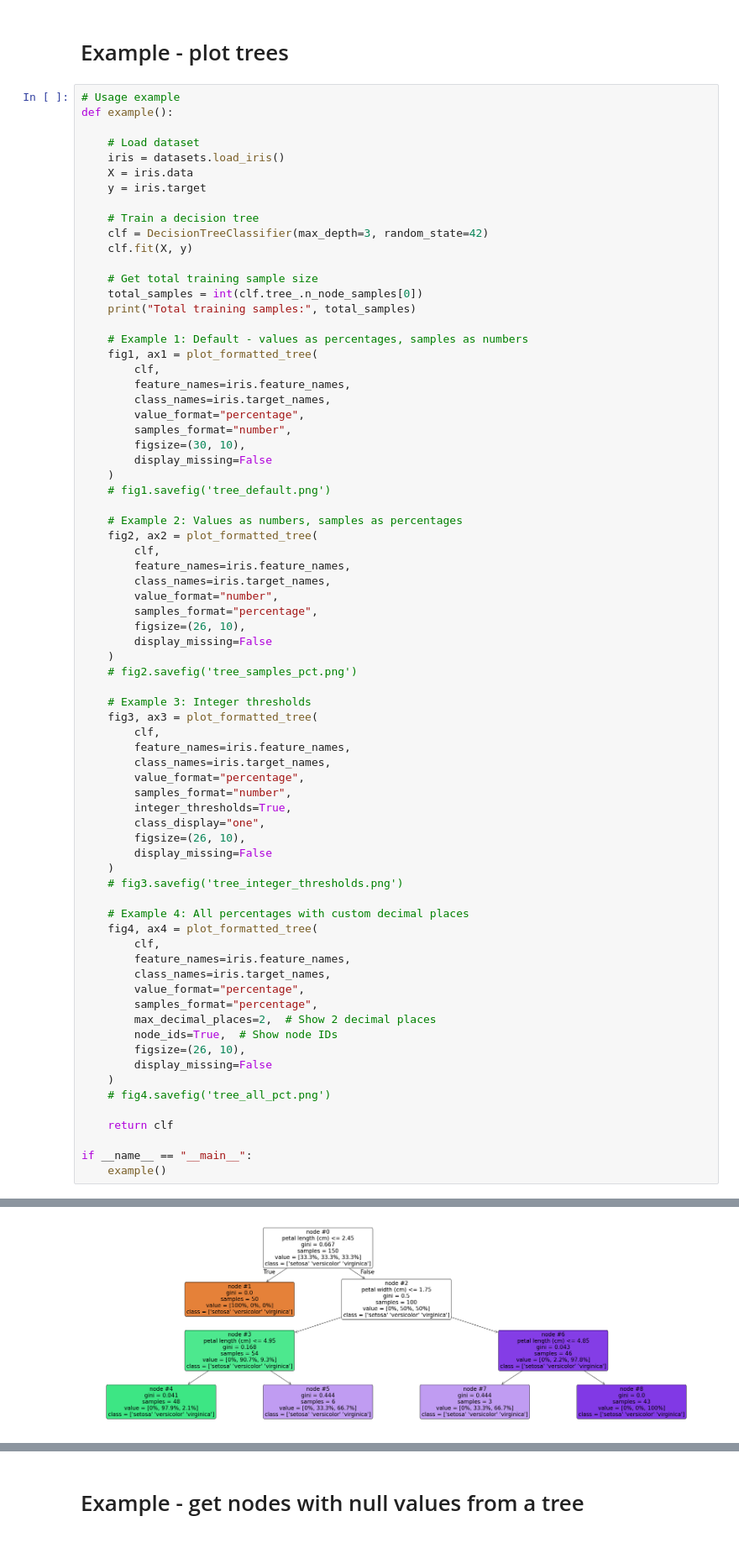
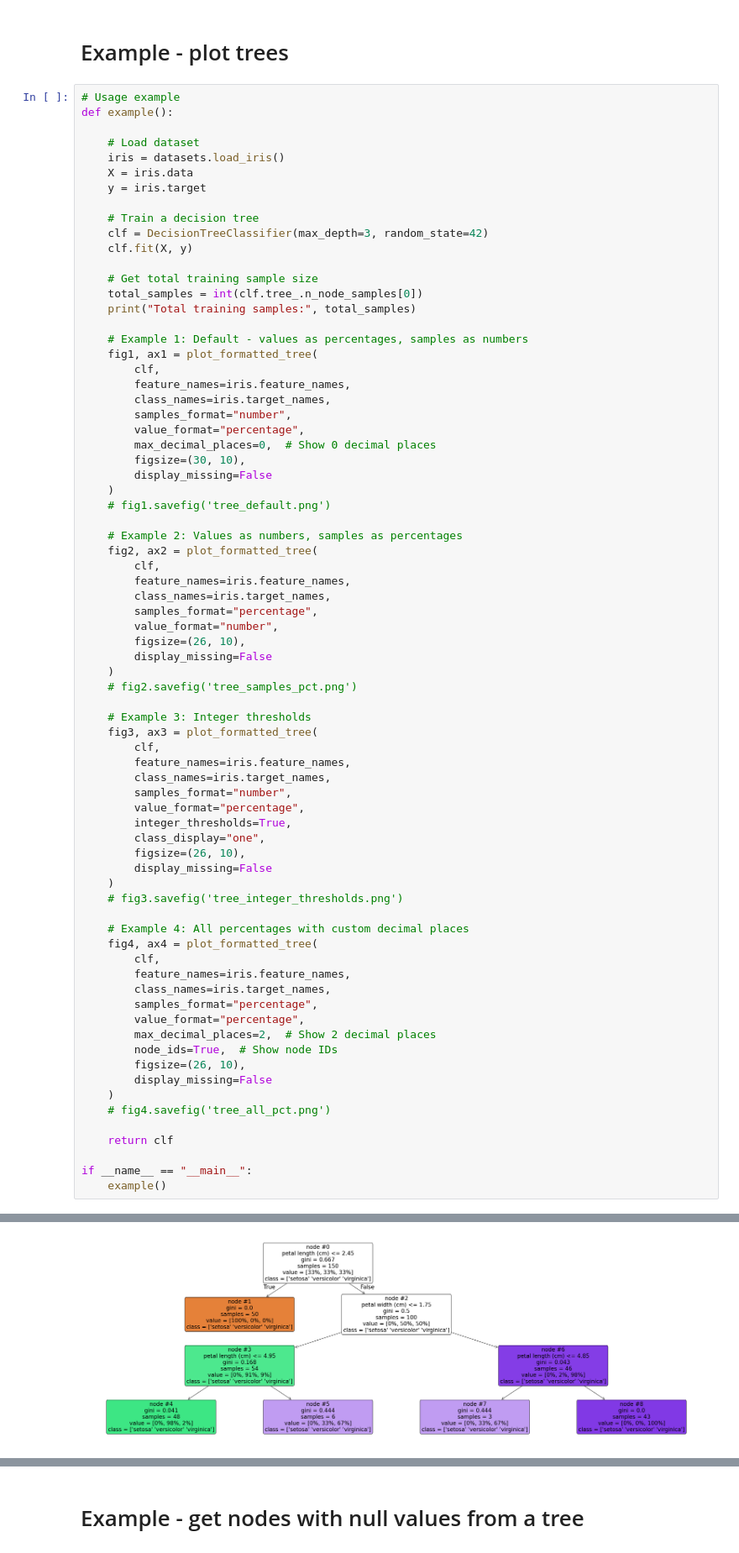
Before and after one commit to k-explore/format_tree, a Jupyter notebook: Examples.ipynb, the cells around one changed output, grey strips where cells are left out. Shown at 84% size. Cells and saved outputs as stored; diff of their text form.

```diff
--- a/Examples.ipynb
+++ b/Examples.ipynb
@@ -28,8 +28,9 @@ def example():
         clf,
         feature_names=iris.feature_names,
         class_names=iris.target_names,
+        samples_format="number",
         value_format="percentage",
-        samples_format="number",
+        max_decimal_places=0,  # Show 0 decimal places
         figsize=(30, 10),
         display_missing=False
     )
@@ -40,8 +41,8 @@ def example():
         clf,
         feature_names=iris.feature_names,
         class_names=iris.target_names,
+        samples_format="percentage",
         value_format="number",
-        samples_format="percentage",
         figsize=(26, 10),
         display_missing=False
     )
@@ -52,36 +53,36 @@ def example():
         clf,
         feature_names=iris.feature_names,
         class_names=iris.target_names,
+        samples_format="number",
         value_format="percentage",
-        samples_format="number",
         integer_thresholds=True,
         class_display="one",
         figsize=(26, 10),
         display_missing=False
     )
     # fig3.savefig('tree_integer_thresholds.png')
 
     # Example 4: All percentages with custom decimal places
     fig4, ax4 = plot_formatted_tree(
         clf,
         feature_names=iris.feature_names,
         class_names=iris.target_names,
+        samples_format="percentage",
         value_format="percentage",
-        samples_format="percentage",
         max_decimal_places=2,  # Show 2 decimal places
         node_ids=True,  # Show node IDs
         figsize=(26, 10),
         display_missing=False
     )
     # fig4.savefig('tree_all_pct.png')
 
     return clf
 
 if __name__ == "__main__":
     example()
 # %% [output]
 Total training samples: 150
-[figure, old version]
+[figure, new version]
 [figure]
 [figure]
 [figure]
```
Also changed, not shown: 7 other files.
